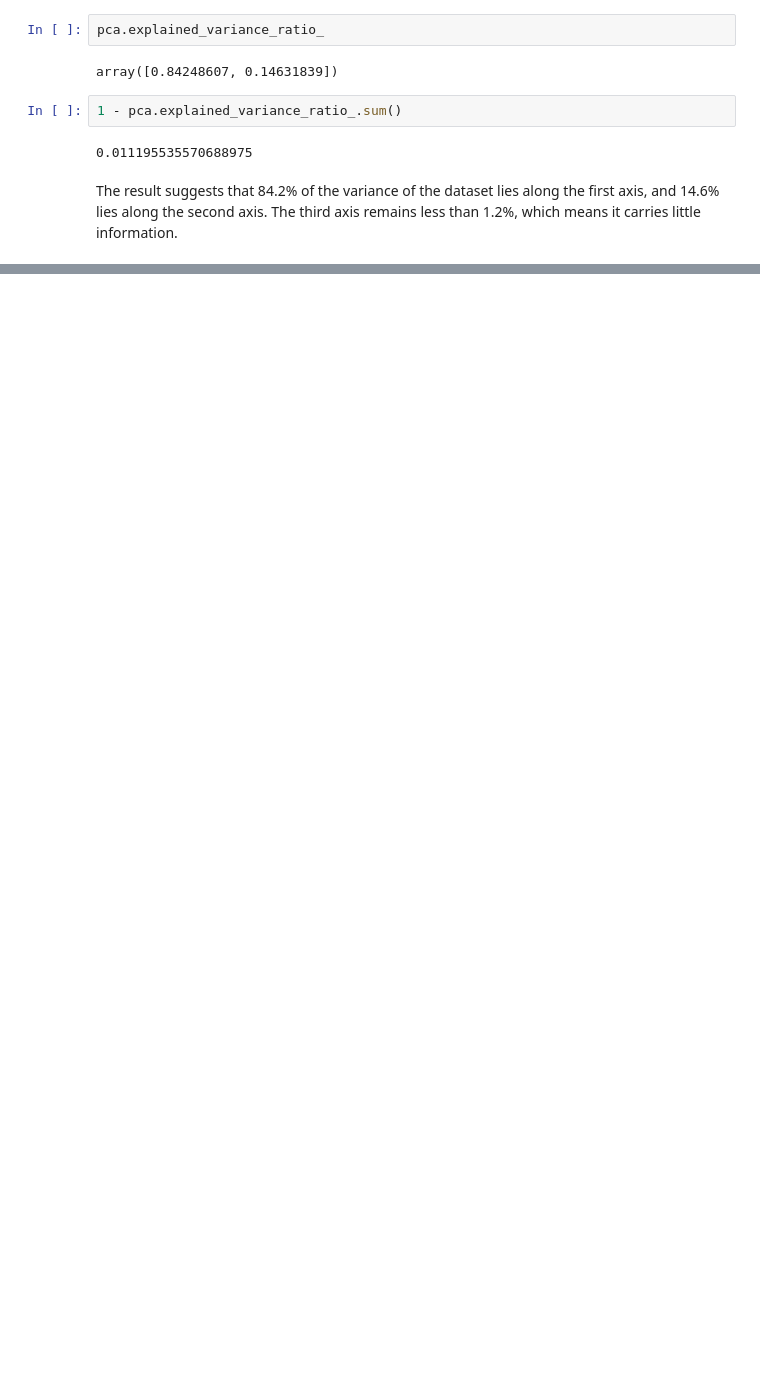
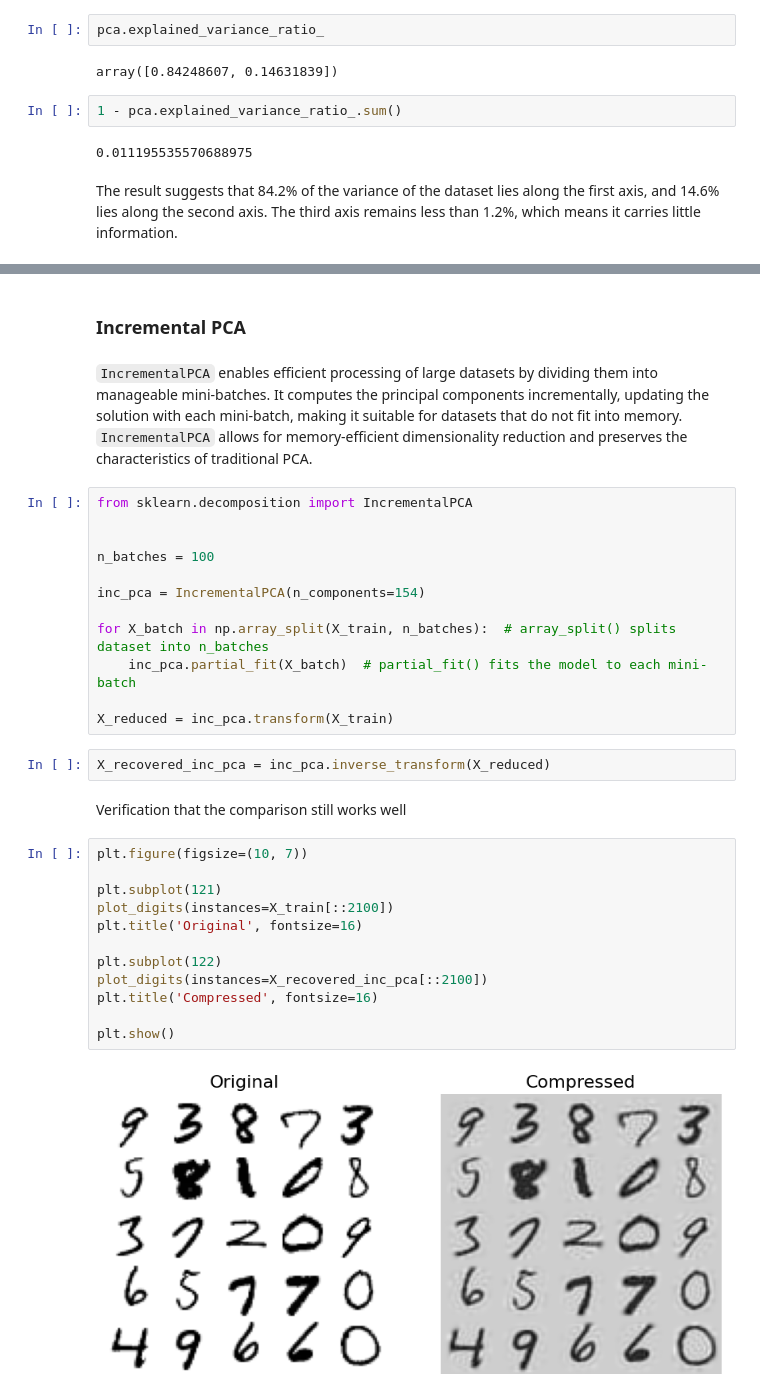
Before and after one commit to Ivan-Grigorev/Hands_On_ML, a Jupyter notebook: chapter_08.ipynb, the cells around one changed output, grey strips where cells are left out. Cells and saved outputs as stored; diff of their text form; blank space fills up the shorter version.

```diff
--- a/chapter_08.ipynb
+++ b/chapter_08.ipynb
@@ -143,0 +303,34 @@ The result suggests that 84.2% of the variance of the dataset lies along the fir
+# %% [markdown]
+<h3>Incremental PCA</h3>
+# %% [markdown]
+`IncrementalPCA` enables efficient processing of large datasets by dividing them into manageable mini-batches. It computes the principal components incrementally, updating the solution with each mini-batch, making it suitable for datasets that do not fit into memory. `IncrementalPCA` allows for memory-efficient dimensionality reduction and preserves the characteristics of traditional PCA.
+# %%
+from sklearn.decomposition import IncrementalPCA
+
+
+n_batches = 100
+
+inc_pca = IncrementalPCA(n_components=154)
+
+for X_batch in np.array_split(X_train, n_batches):  # array_split() splits dataset into n_batches
+    inc_pca.partial_fit(X_batch)  # partial_fit() fits the model to each mini-batch
+
+X_reduced = inc_pca.transform(X_train)
+# %%
+X_recovered_inc_pca = inc_pca.inverse_transform(X_reduced)
+# %% [markdown]
+Verification that the comparison still works well
+# %%
+plt.figure(figsize=(10, 7))
+
+plt.subplot(121)
+plot_digits(instances=X_train[::2100])
+plt.title('Original', fontsize=16)
+
+plt.subplot(122)
+plot_digits(instances=X_recovered_inc_pca[::2100])
+plt.title('Compressed', fontsize=16)
+
+plt.show()
+# %% [output]
+[figure, added]
```
Also changed, not shown: parts of 47 cells of this notebook.
